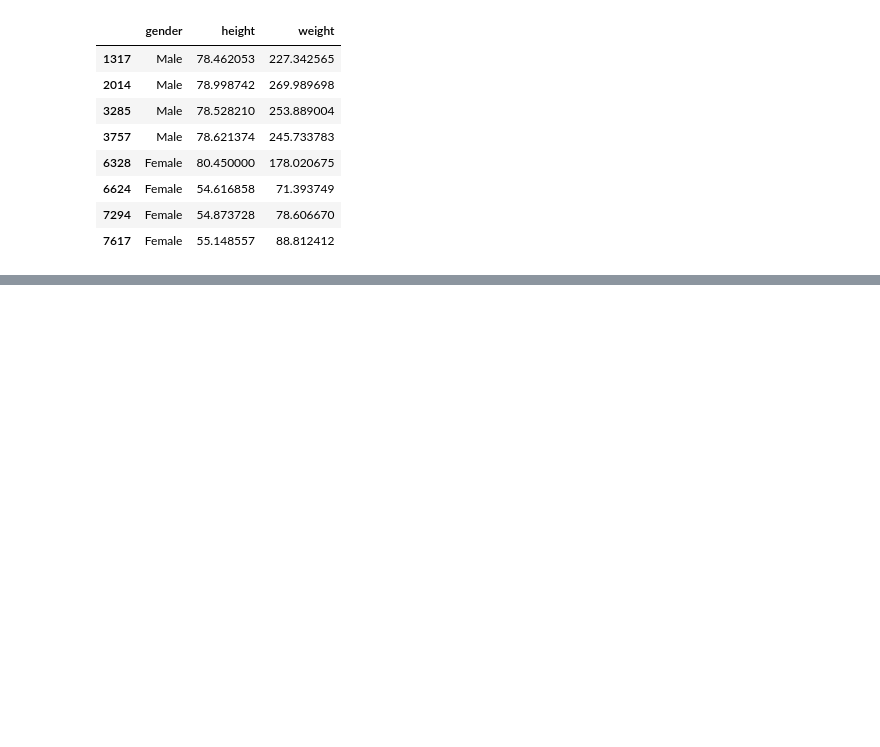
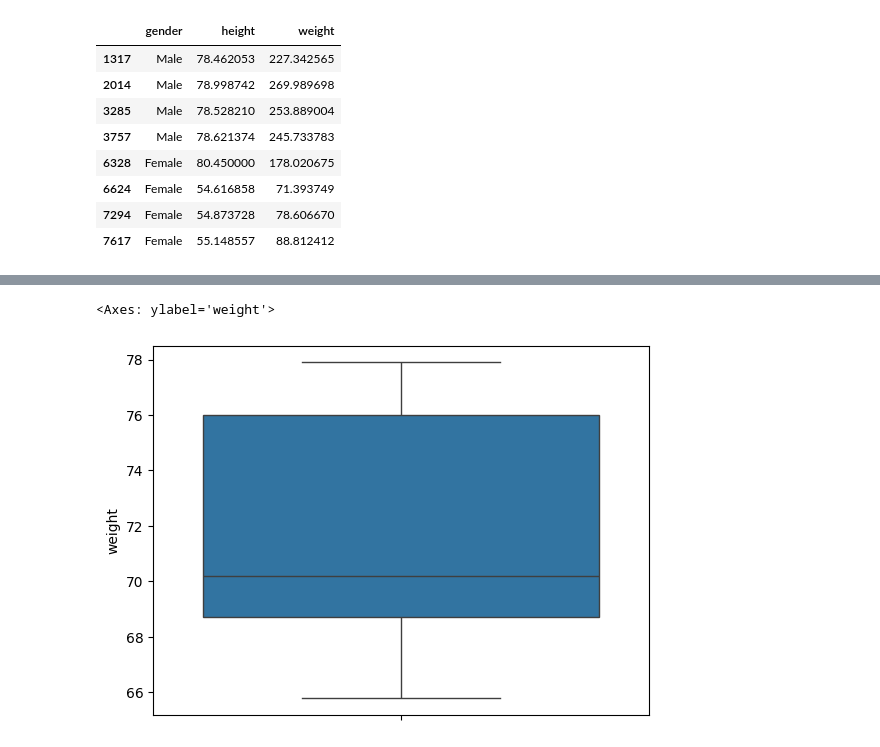
Before and after one commit to Md-Maruf-1727/Statistics, a Jupyter notebook: Outlier removing/outlier_1.ipynb, the cells around one changed output, grey strips where cells are left out. Cells and saved outputs as stored; diff of their text form; code cells hidden in the pictures; blank space fills up the shorter version.

```diff
--- a/Outlier removing/outlier_1.ipynb
+++ b/Outlier removing/outlier_1.ipynb
@@ -228,0 +259,7 @@ df[(df['height']<=pos) & (df['height']>=neg)]
+# %%
+df4 = outlier(df, "weight")
+# %%
+sns.boxplot(df4['weight'])
+# %% [output]
+<Axes: ylabel='weight'>
+[figure, added]
```
Also changed, not shown: parts of 12 cells of this notebook.
